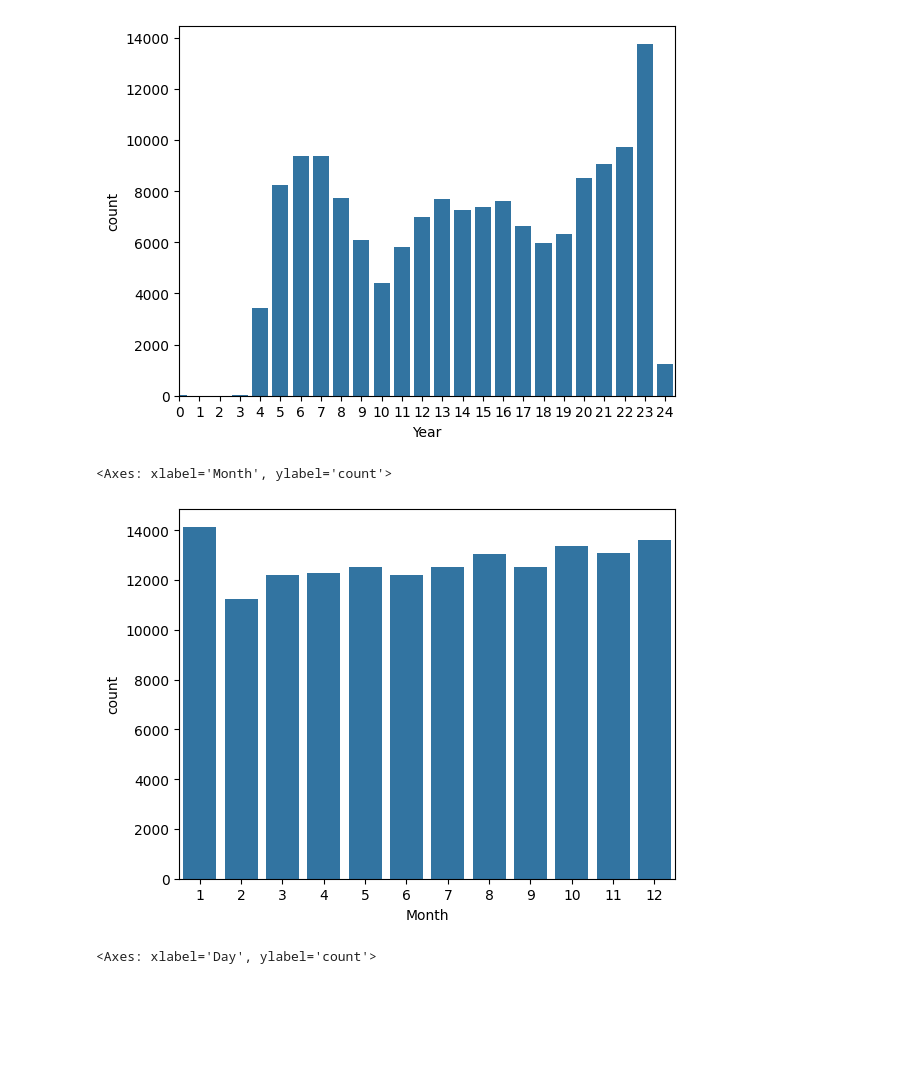
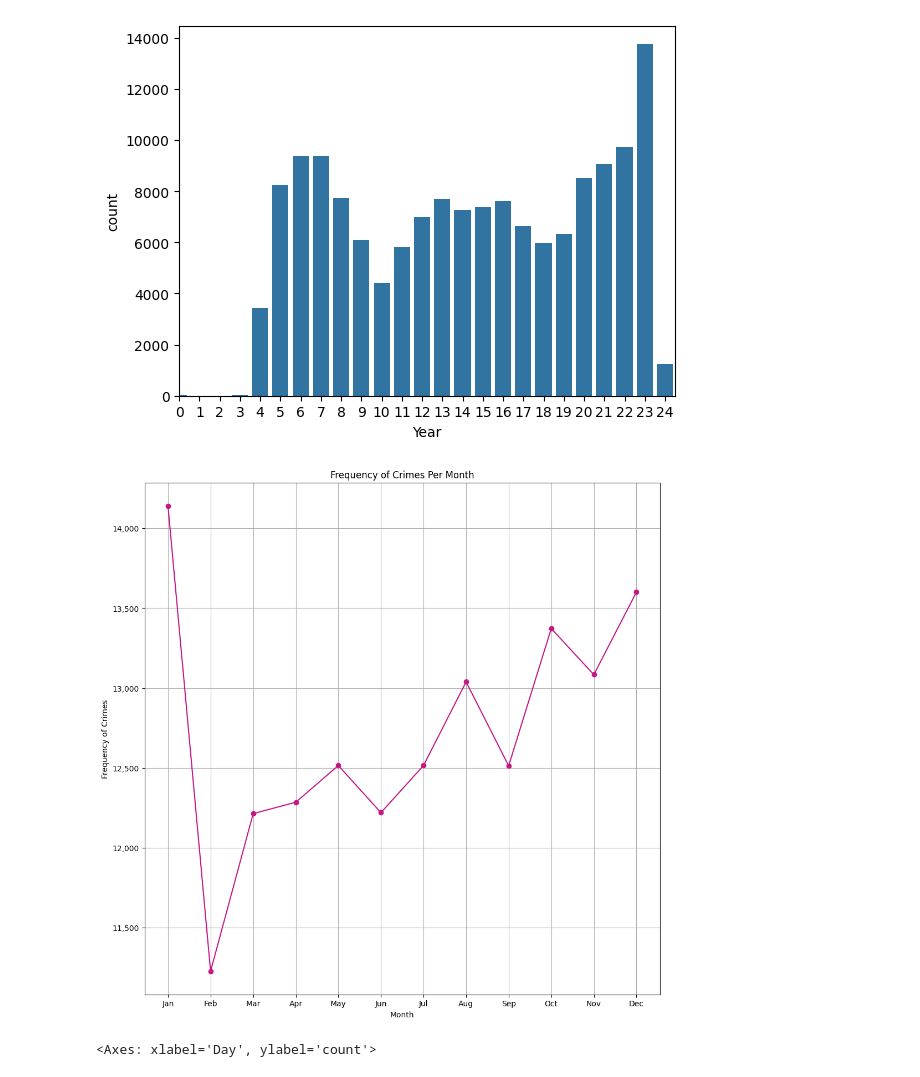
Before and after one commit to thinhh/CMPE-255-Project, a Jupyter notebook: Oakland_Data_Analysis.ipynb, the cells around one changed output. Drawn from its saved outputs; the diff is of its cells as text; code cells hidden in the pictures; blank space fills up the shorter version.

```diff
--- a/Oakland_Data_Analysis.ipynb
+++ b/Oakland_Data_Analysis.ipynb
@@ -231,5 +227,23 @@ df["AddressNum"] = address_split[0]
 df["AddressName"] = address_split[1]
 df["StreetType"] = address_split[2]
 # %%
-sns.barplot(df["DayOfWeekName"].value_counts())
+df['DayOfWeekName'] = pd.Categorical(df['DayOfWeekName'],
+                                 categories=['Monday','Tuesday','Wednesday','Thursday','Friday','Saturday', 'Sunday'],
+                                 ordered=True)
+crime_per_day = df['DayOfWeekName'].value_counts().sort_index()
+crime_per_day.index.values
+
+fig = plt.figure(figsize=(12, 12))
+
+plt.title("Frequency of Crimes Per Day of the Week")
+plt.xlabel("Day of Week")
+plt.ylabel("Frequency of Crimes")
+
+# ax = crime_per_day.plot(kind='barh')
+ax = crime_per_day.plot(grid=True, marker='o', color='mediumvioletred')
+
+# Quick Note for string X tick labels:
+# .set_xticks() on the axes will set the locations and set_xticklabels() will set the displayed text.
+ax.set_xticks([0, 1, 2, 3, 4, 5, 6])
+ax.set_xticklabels(crime_per_day.index)
 # %% [output]
@@ -249,10 +287,29 @@ ax.set_xlim(0,24.5)
 (0.0, 24.5)
 [figure]
 # %%
-sns.barplot(df["Month"].value_counts())
+crime_per_month = df['Month'].value_counts().sort_index()
+crime_per_month
+
+import calendar
+
+def convert_month(num):
+    return calendar.month_abbr[num]
+
+fig=plt.figure(figsize=(12, 12))
+
+plt.title("Frequency of Crimes Per Month")
+plt.xlabel("Month of Crime")
+plt.ylabel("Frequency of Crimes")
+
+ax = crime_per_month.plot(grid=True, marker='o', color='mediumvioletred')
+
+ax.set_xticks(crime_per_month.index)
+
+ax.get_xaxis().set_major_formatter(plt.FuncFormatter(lambda x, loc: convert_month(x)))
+
+ax.get_yaxis().set_major_formatter(plt.FuncFormatter(lambda x, loc: "{:,}".format(int(x))))
 # %% [output]
-<Axes: xlabel='Month', ylabel='count'>
-[figure, old version]
+[figure, new version]
 # %%
 sns.barplot(df["Day"].value_counts())
 # %% [output]
```
Also changed, not shown: parts of 7 cells of this notebook.
